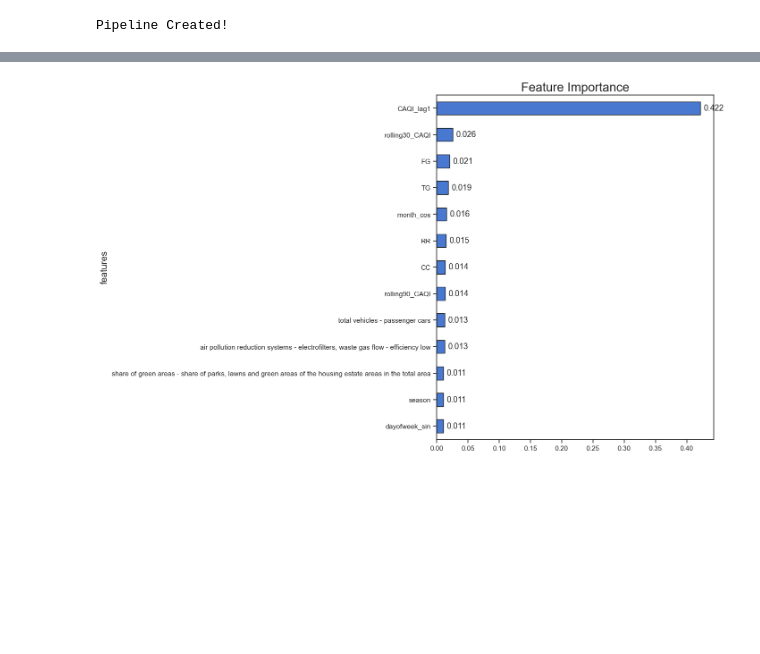
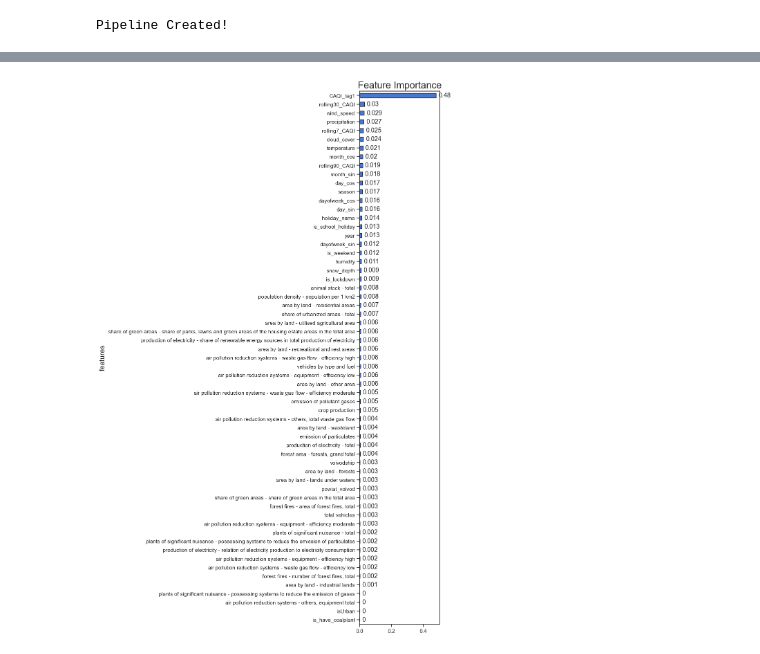
Before and after one commit to OmdenaAI/warsaw-poland-chapter-air-pollution, a Jupyter notebook: src/tasks/task-4-modeling/Joseph Antony_Modelling/1. BaseLine Model- Joseph Antony.ipynb, the cells around one changed output, grey strips where cells are left out. Cells and saved outputs as stored; diff of their text form; code cells hidden in the pictures; blank space fills up the shorter version.

```diff
--- a/src/tasks/task-4-modeling/Joseph Antony_Modelling/1. BaseLine Model- Joseph Antony.ipynb
+++ b/src/tasks/task-4-modeling/Joseph Antony_Modelling/1. BaseLine Model- Joseph Antony.ipynb
@@ -196,10 +298,10 @@ pd.DataFrame({
     'importance' : np.round(feat_scores, 3)
 }).set_index('features').sort_values('importance')
 # %%
-ax = feat_imp_df.query("importance >= 0.01").plot(kind='barh', edgecolor='k', figsize=(8, 10))
+ax = feat_imp_df.plot(kind='barh', edgecolor='k', figsize=(3, 20))
 
 ax.bar_label(ax.containers[0], fontsize = 13, padding = 5);
 ax.legend().remove()
 ax.set_title("Feature Importance");
 # %% [output]
-[figure, old version]
+[figure, new version]
```
Also changed, not shown: parts of 21 cells of this notebook.
